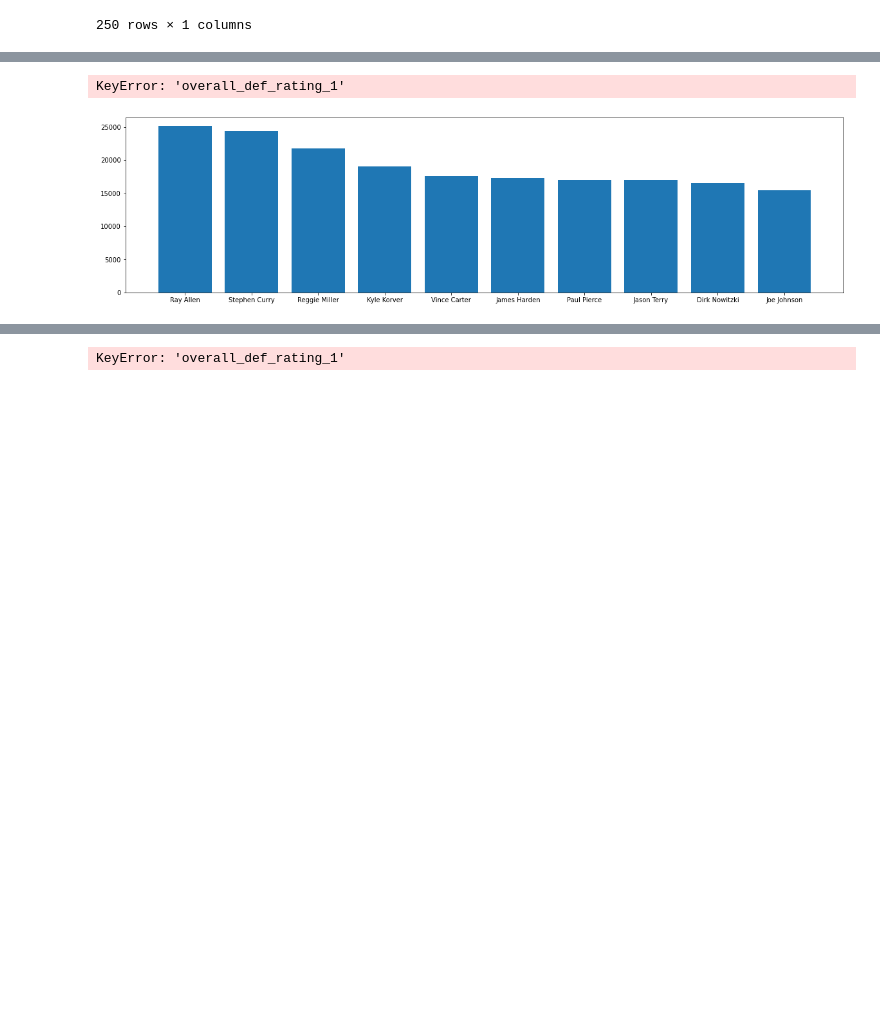
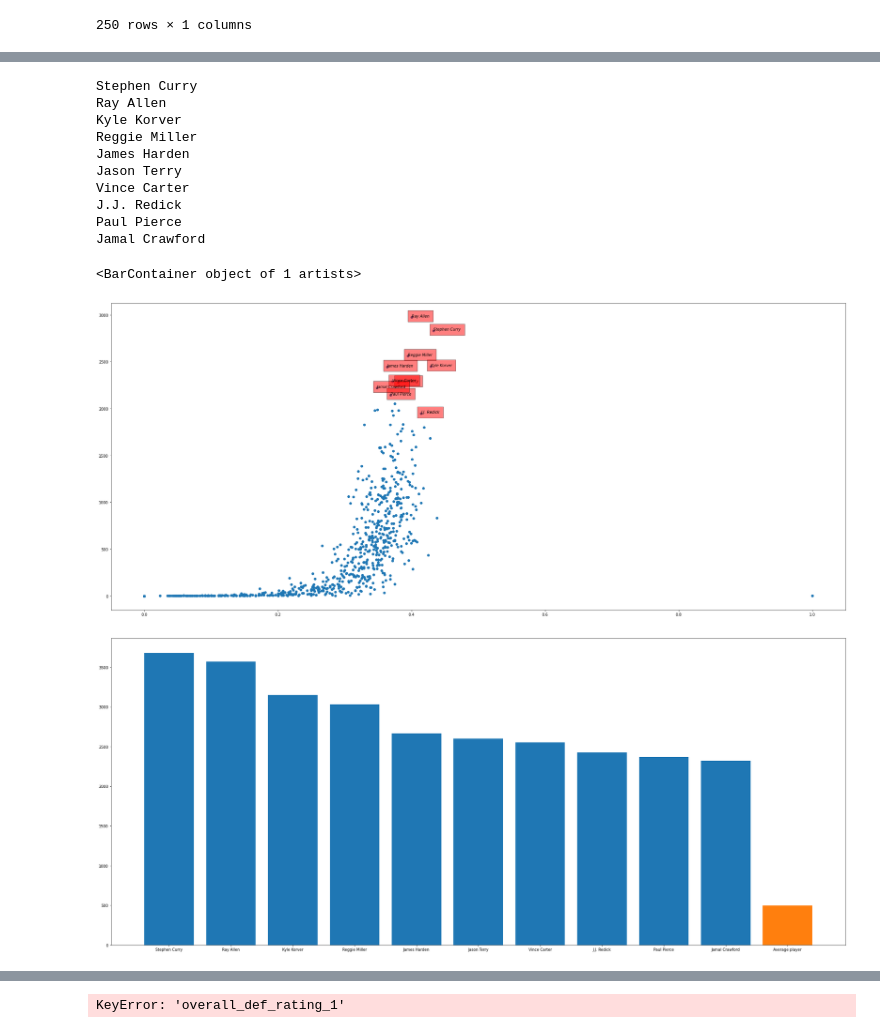
Before and after one commit to acook4148/CMSC320FinalProject, a Jupyter notebook: Erics_Copy.ipynb, the cells around one changed output, grey strips where cells are left out. Saved outputs shown, nothing was run; the diff lists cells and outputs as text; code cells hidden in the pictures; blank space fills up the shorter version.

```diff
--- a/Erics_Copy.ipynb
+++ b/Erics_Copy.ipynb
@@ -433,0 +596,18 @@ Name: off_rating_2, dtype: float64
+# %%
+combined.sort_values(by=['off_rating_2'], inplace=True, ascending=False)
+
+fig, ax = plt.subplots(figsize=(35,15))
+plt.scatter(combined['career_FG%'], combined['career_PTS'])
+for name in combined[0:10].index:
+    print(name)
+    x= combined.loc[name]['career_FG%']
+    y= combined.loc[name]['career_PTS']
+    ax.text(x, y, name , style='italic',
+            bbox={'facecolor': 'red', 'alpha': 0.5, 'pad': 10})
+combined.sort_values(by=['off_rating_3'], inplace=True, ascending=False)
+for name in combined[0:10].index:
+    print(name)
+    x= combined.loc[name]['career_FG%']
+    y= combined.loc[name]['career_PTS']
+    ax.text(x, y, name , style='italic',
+            bbox={'facecolor': 'green', 'alpha': 0.5, 'pad': 10})
@@ -434,16 +636,41 @@ Name: off_rating_2, dtype: float64
 # %%
 #additional shooting analytics best shooter of all time
-combined['shoot_rating_1']= np.log(combined['career_GS'])*(3*combined['career_3P%']*combined['career_3P'])
-plt.figure(figsize=(20, 5))
+combined= combined[combined['career_GS']>200]
+combined['shoot_rating_1']= (3*combined['career_3P%']*combined['career_3P'])
 combined.sort_values(by=['shoot_rating_1'], inplace=True, ascending=False)
-
+fig, ax = plt.subplots(figsize=(35,15))
+plt.scatter(combined['career_3P%'], combined['career_3P'])
+for name in combined[0:10].index:
+    print(name)
+    x= combined.loc[name]['career_3P%']
+    y= combined.loc[name]['career_3P']
+    ax.text(x, y, name , style='italic',
+            bbox={'facecolor': 'red', 'alpha': 0.5, 'pad': 10})
+fig, ax = plt.subplots(figsize=(35,15))
 plt.bar(combined[0:10].index, combined[0:10]['shoot_rating_1'])
 plt.bar(['Average player'], [combined['shoot_rating_1'].mean()])
 
 #plt.scatter(combined['career_3P%'],combined['career_3P'])
+#for name in combined[0:10].index:
+ #   image = plt.imread('{}.jpeg'.format(name))
+  #  imBox=OffsetImage(image, zoom=.15)
+   # ab=AnnotationBbox(imBox,[name,5])
+    #ax.add_artist(ab)
+    #plt.figure(figsize=(1, 10))
 # %% [output]
-KeyError: 'overall_def_rating_1'
+Stephen Curry
+Ray Allen
+Kyle Korver
+Reggie Miller
+James Harden
+Jason Terry
+Vince Carter
+J.J. Redick
+Paul Pierce
+Jamal Crawford
+<BarContainer object of 1 artists>
-[figure, old version]
+[figure, new version]
+[figure, added]
 # %%
 #Offensive weighting
 
```
Also changed, not shown: parts of 12 cells of this notebook, 20 other files.
